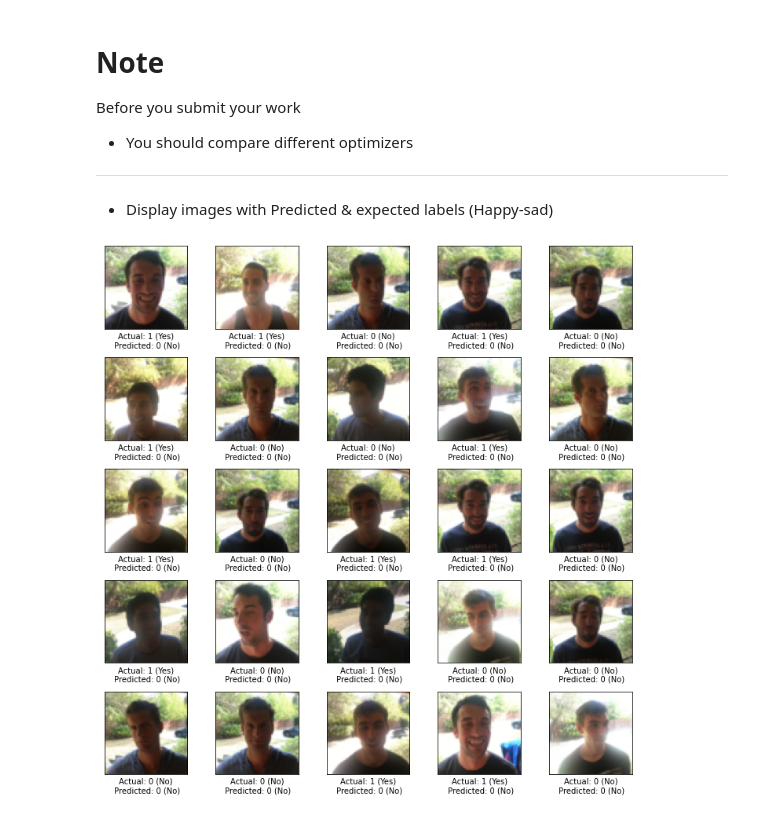
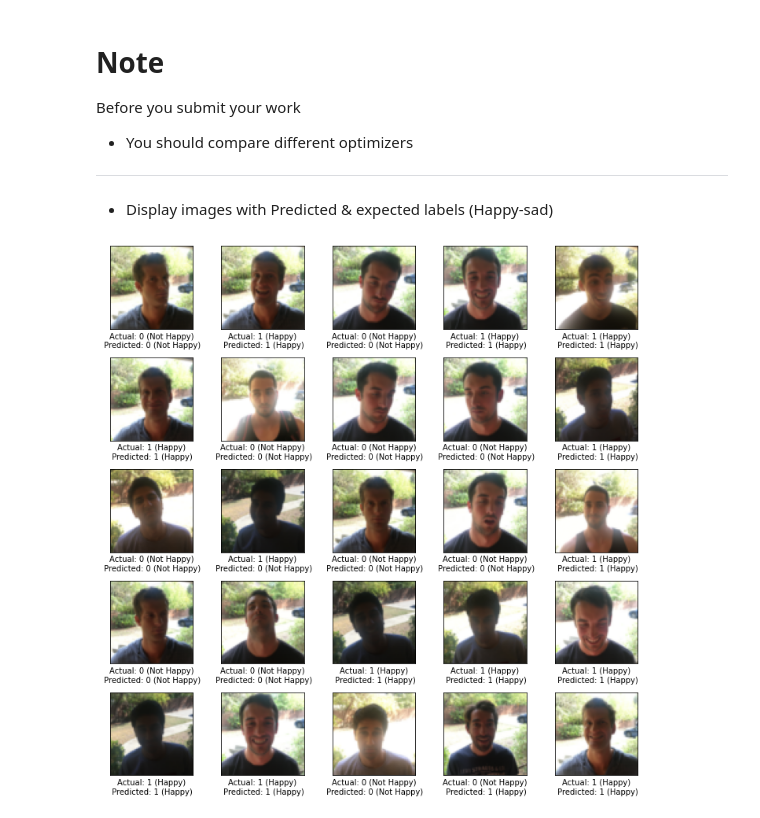
Before and after one commit to beriagraphics/SIC, a Jupyter notebook: Happy-House/ToDo_CP_Happy_house [Farouk BLIDI].ipynb, the cells around one changed output. Cells and saved outputs as stored; diff of their text form; code cells hidden in the pictures.

Commit message:
Happy House Checkpoint - Done

```diff
--- a/Happy-House/ToDo_CP_Happy_house [Farouk BLIDI].ipynb
+++ b/Happy-House/ToDo_CP_Happy_house [Farouk BLIDI].ipynb
@@ -67,6 +72,9 @@ X_test = X_test_orig/255.
 Y_train = Y_train_orig.T
 Y_test = Y_test_orig.T
 
+# Labels
+text_labels = ["Not Happy", "Happy"]
+
 print ("number of training examples = " + str(X_train.shape[0]))
 print ("number of test examples = " + str(X_test.shape[0]))
 print ("X_train shape: " + str(X_train.shape))
@@ -161,0 +163,19 @@ Epoch 5/5
+# %%
+# Using Adam Optimizer
+model_adam.compile(optimizer=Adam() , loss='binary_crossentropy', metrics=["accuracy"])
+# Using RMSprop Optimizer
+model_RMSprop.compile(optimizer=RMSprop() , loss='binary_crossentropy', metrics=["accuracy"])
+
+with tf.device("/GPU:1"):
+    history_model_Adam = model_adam.fit(X_train, Y_train,
+                            epochs=5,
+                            batch_size=1,
+                            verbose=2,
+                            )
+
+
+    history_model_RMSprop = model_RMSprop.fit(X_train, Y_train,
+                            epochs=5,
+                            batch_size=1,
+                            verbose=2,
+                            )
@@ -181,0 +230,8 @@ test_predictions = np.argmax(test_logits, axis=1)
+# %%
+# Code Here
+test_logits_adam = model_adam.predict(X_test)
+test_predictions_adam = np.array(list(map(lambda x: 1 if x > 0.5 else 0, test_logits_adam[:,0])))
+
+test_logits_RMSprop = model_RMSprop.predict(X_test)
+test_predictions_RMSprop = np.array(list(map(lambda x: 1 if x > 0.5 else 0, test_logits_RMSprop[:,0])))
+# test_predictions
@@ -201,24 +280,23 @@ Before you submit your work
 * Display images with Predicted & expected labels (Happy-sad)
 # %%
 plt.figure(figsize=(10,10))
-text_labels = ["No", "Yes"]
 for i in range(25):
     plt.subplot(5,5,i+1)
     plt.xticks([])
     plt.yticks([])
     plt.grid('off')
 
     img_index = np.random.randint(0, X_test.shape[0])
     plt.imshow(X_test[img_index], cmap=plt.cm.gray)
 
     actual_label = int(Y_test_orig[0][img_index])
-    predicted_label = int(test_predictions[img_index])
+    predicted_label = int(test_predictions_adam[img_index])
 
     plt.xlabel("Actual: {} ({})\n Predicted: {} ({})".format(
         actual_label, text_labels[actual_label], predicted_label, text_labels[predicted_label]
     ))
 
 plt.tight_layout()
 plt.show()
 # %% [output]
-[figure, old version]
+[figure, new version]
```
Also changed, not shown: parts of 15 cells of this notebook.
